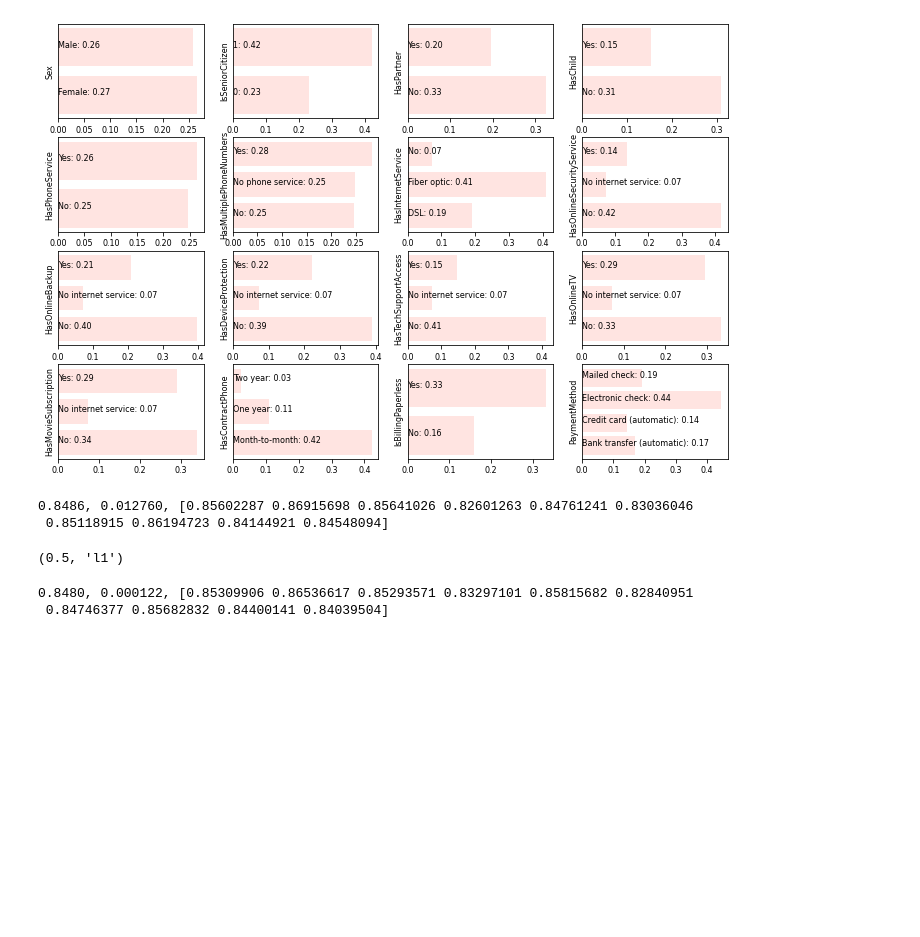
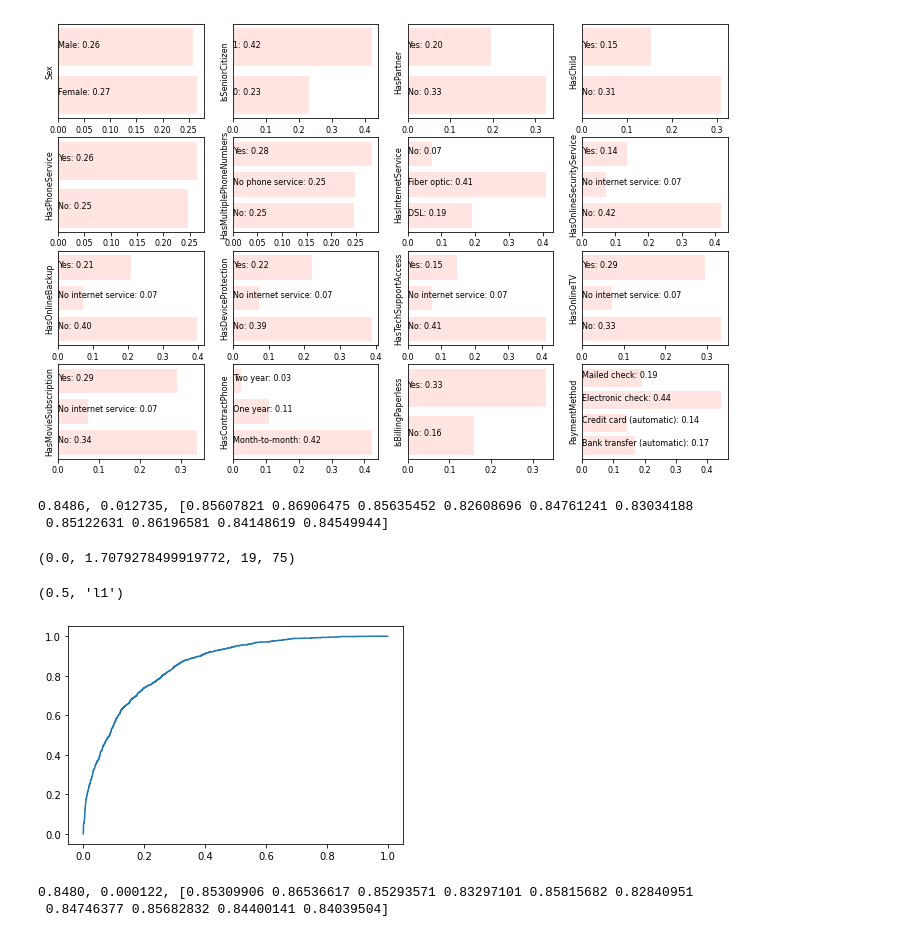
Before and after one commit to MitrofanovDmitry/study, a Jupyter notebook: practice/60 customer churn (dls)/3.ipynb, the cells around one changed output. Drawn from its saved outputs; the diff is of its cells as text; code cells hidden in the pictures; blank space fills up the shorter version.

```diff
--- a/practice/60 customer churn (dls)/3.ipynb
+++ b/practice/60 customer churn (dls)/3.ipynb
@@ -150,33 +205,43 @@ for c, ax in zip(cat_cols, axes.flat):
     for i, k, v in z: ax.text(0, i, f'{k}: {v:.2f}', fontsize=8)
 # %% [output]
 [figure]
-# %%
-# kaggle 0.85302
-
-def prepare_data(data):
-    data['ClientPeriodG'] = pd.cut(data['ClientPeriod'], bins=[-1,0,2,5,10,17,25,33,43,53,62,70,72,100]).astype(str)
-    data['MonthlySpendingG'] = pd.cut(data['MonthlySpending'], bins=np.arange(17.5,125,5)).astype(str)
-    return data
-
-test_data = prepare_data(pd.read_csv('./test.csv'))
-train_data = prepare_data(pd.read_csv('./train.csv'))
-
-num_cols_ = []
-cat_cols_ = cat_cols + ['ClientPeriodG','MonthlySpendingG']
-num_tran, cat_tran = StandardScaler(), OneHotEncoder(handle_unknown='ignore')
-preprocessor = ColumnTransformer([('cat', cat_tran, cat_cols_), ('num', num_tran, num_cols_)])
-classifier = LogisticRegression(C=1, penalty='l1', solver='liblinear')
-model = Pipeline([('pre', preprocessor), ('clf', classifier)])
-s = cross_val_score(model, train_data[cat_cols_ + num_cols_], train_data[target_col], scoring='roc_auc', cv=StratifiedKFold(10))
-print(f'{s.mean():.4f}, {s.std():.6f}, {s}')
-
-model.fit(train_data[cat_cols_ + num_cols_], train_data[target_col])
-submission = pd.read_csv('./submission.csv')
-submission['Churn'] = model.predict_proba(test_data[cat_cols_ + num_cols_])[:,1]
-submission.to_csv('./my_submission.csv', index=False)
-# %% [output]
-0.8486, 0.012760, [0.85602287 0.86915698 0.85641026 0.82601263 0.84761241 0.83036046
- 0.85118915 0.86194723 0.84144921 0.84548094]
+# %%
+# kaggle 0.85303
+
+def prepare_data(data):
+    # data['ClientPeriod'] = data['ClientPeriod'].replace(0, data['ClientPeriod'].median())
+    data['ClientPeriod'] = data.groupby('HasContractPhone')['ClientPeriod'].apply(lambda x: x.replace(0, x.median()))
+    data['ClientPeriodG'] = pd.cut(data['ClientPeriod'], bins=[-1,0,2,5,10,17,25,33,43,53,62,70,72,100]).astype(str)
+    data['MonthlySpendingG'] = pd.cut(data['MonthlySpending'], bins=np.arange(17.5,125,5)).astype(str)
+    # data['TotalSpent'] = pd.to_numeric(data['TotalSpent'], errors='coerce')
+    # data['TotalSpent'] = data.groupby('HasContractPhone')['TotalSpent'].apply(lambda x: x.fillna(x.median()))
+    # data['TotalSpentG'] = pd.cut(data['TotalSpent'], 5).astype(str)
+    # x.mean(), x.median(), stats.mode(x)[0][0]
+    return data
+
+test_data = prepare_data(pd.read_csv('./test.csv'))
+train_data = prepare_data(pd.read_csv('./train.csv'))
+
+num_cols_ = []
+cat_cols_ = cat_cols + ['ClientPeriodG','MonthlySpendingG']
+num_tran, cat_tran = StandardScaler(), OneHotEncoder(handle_unknown='ignore')
+preprocessor = ColumnTransformer([('cat', cat_tran, cat_cols_), ('num', num_tran, num_cols_)])
+classifier = LogisticRegression(C=1, penalty='l1', solver='liblinear')
+model = Pipeline([('pre', preprocessor), ('clf', classifier)])
+s = cross_val_score(model, train_data[cat_cols_ + num_cols_], train_data[target_col], scoring='roc_auc', cv=StratifiedKFold(10))
+print(f'{s.mean():.4f}, {s.std():.6f}, {s}')
+
+model.fit(train_data[cat_cols_ + num_cols_], train_data[target_col])
+submission = pd.read_csv('./submission.csv')
+submission['Churn'] = model.predict_proba(test_data[cat_cols_ + num_cols_])[:,1]
+submission.to_csv('./my_submission.csv', index=False)
+
+c = model['clf'].coef_
+np.abs(c).min(), np.abs(c).max(), (c == 0).sum(), len(c[0])
+# %% [output]
+0.8486, 0.012735, [0.85607821 0.86906475 0.85635452 0.82608696 0.84761241 0.83034188
+ 0.85122631 0.86196581 0.84148619 0.84549944]
+(0.0, 1.7079278499919772, 19, 75)
 # %%
 grid = {'clf__C':[0.4,0.45,0.5,0.55,0.6], 'clf__penalty':['l1','l2']}
 cv = GridSearchCV(model, grid, scoring='roc_auc', cv=StratifiedKFold(10))
@@ -185,6 +250,11 @@ params = cv.best_estimator_.get_params()
 params['clf__C'], params['clf__penalty']
 # %% [output]
 (0.5, 'l1')
+# %%
+fpr, tpr, thresholds = roc_curve(train_data[target_col], model.predict_proba(train_data[cat_cols_ + num_cols_])[:,1])
+plt.plot(fpr, tpr);
+# %% [output]
+[figure, added]
 # %%
 # kaggle 0.85283
 
```
Also changed, not shown: parts of 23 cells of this notebook, 4 other files.
